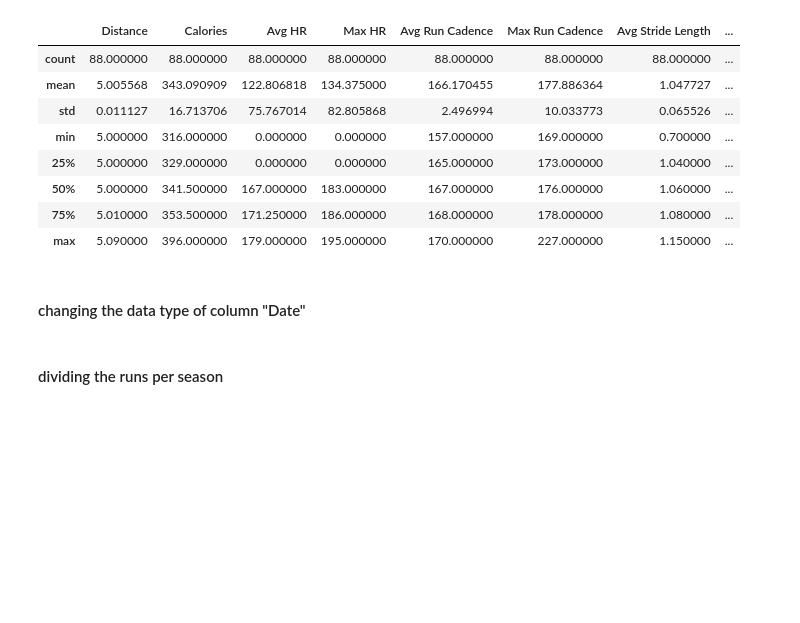
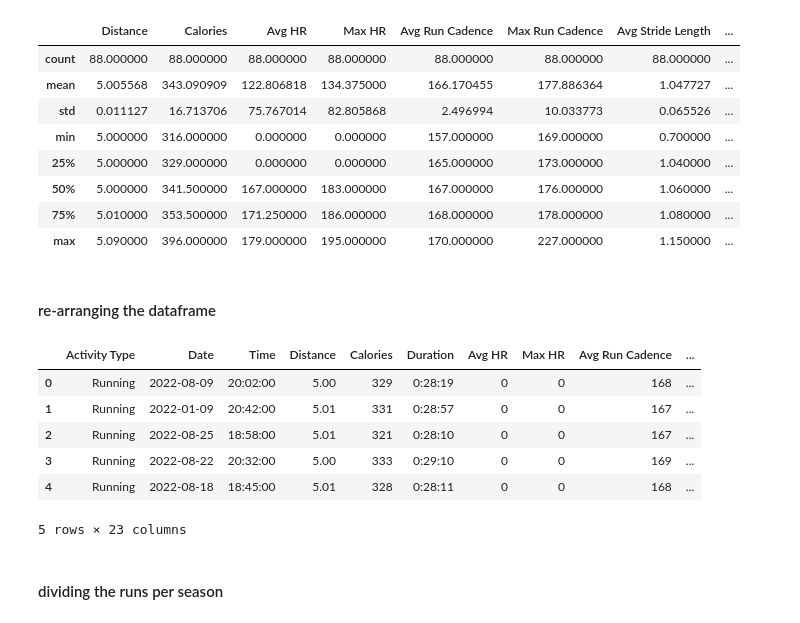
Before and after one commit to yonatan1golan/Running-Analysis, a Jupyter notebook: running_analysis.ipynb, the cells around one changed output. Cells and saved outputs as stored; diff of their text form; code cells hidden in the pictures; blank space fills up the shorter version.

```diff
--- a/running_analysis.ipynb
+++ b/running_analysis.ipynb
@@ -47,5 +49,3 @@ five_km_runs.describe()
 | 50% | 5.000000 | 341.500000 | 167.000000 | 183.000000 | 167.000000 | 176.000000 | 1.060000 | ... |
 | 75% | 5.010000 | 353.500000 | 171.250000 | 186.000000 | 168.000000 | 178.000000 | 1.080000 | ... |
 | max | 5.090000 | 396.000000 | 179.000000 | 195.000000 | 170.000000 | 227.000000 | 1.150000 | ... |
-# %% [markdown]
-#### changing the data type of column "Date"
@@ -54,3 +52,23 @@ five_km_runs["Date"] = pd.to_datetime(five_km_runs["Date"])
+# %% [markdown]
+#### re-arranging the dataframe
+# %%
+five_km_runs["Dates"] = pd.to_datetime(five_km_runs["Date"]).dt.date
+five_km_runs["Time"] = pd.to_datetime(five_km_runs["Date"]).dt.time
+five_km_runs = five_km_runs.drop("Date", axis=1)
+five_km_runs.rename(columns = {"Dates" : "Date"}, inplace=True)
+cols = list(five_km_runs)
+cols.insert(1, cols.pop(cols.index("Date")))
+cols.insert(2, cols.pop(cols.index("Time")))
+five_km_runs = five_km_runs.loc[:, cols]
+five_km_runs.head(5)
+# %% [output]
+|  | Activity Type | Date | Time | Distance | Calories | Duration | Avg HR | Max HR | Avg Run Cadence | ... |
+| 0 | Running | 2022-08-09 | 20:02:00 | 5.00 | 329 | 0:28:19 | 0 | 0 | 168 | ... |
+| 1 | Running | 2022-01-09 | 20:42:00 | 5.01 | 331 | 0:28:57 | 0 | 0 | 167 | ... |
+| 2 | Running | 2022-08-25 | 18:58:00 | 5.01 | 321 | 0:28:10 | 0 | 0 | 167 | ... |
+| 3 | Running | 2022-08-22 | 20:32:00 | 5.00 | 333 | 0:29:10 | 0 | 0 | 169 | ... |
+| 4 | Running | 2022-08-18 | 18:45:00 | 5.01 | 328 | 0:28:11 | 0 | 0 | 168 | ... |
+5 rows × 23 columns
 # %% [markdown]
 #### dividing the runs per season
 # %%
```
Also changed, not shown: parts of 11 cells of this notebook.
